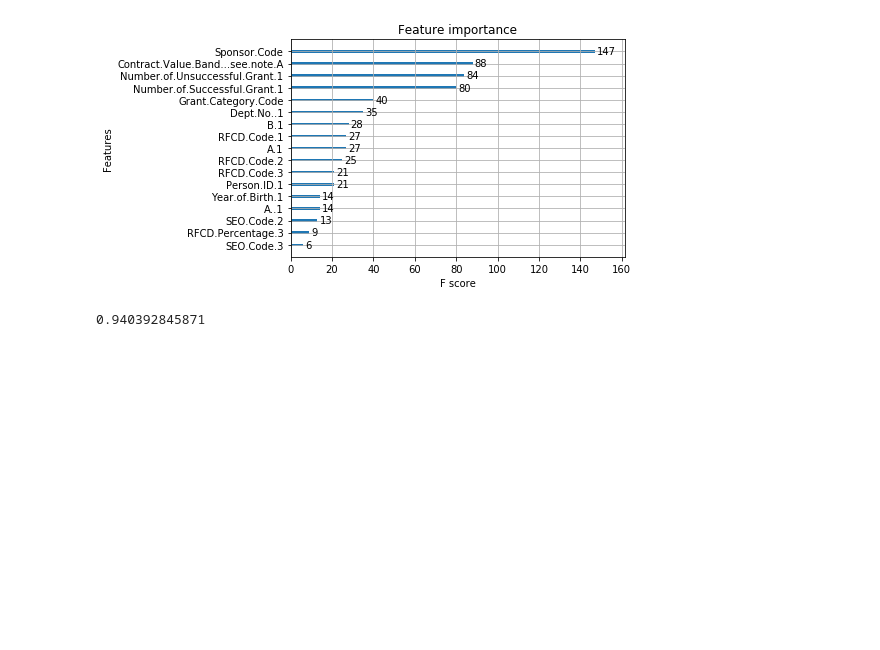
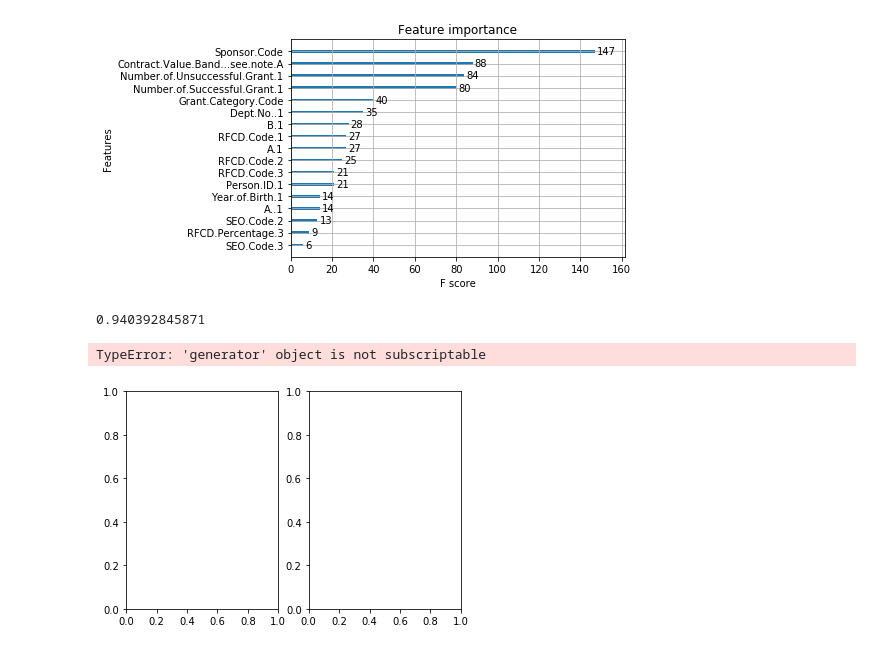
Before and after one commit to 2018HCIntern/2018HCIntern, a Jupyter notebook: GBDT/GBDTtesting.ipynb, the cells around one changed output. Drawn from its saved outputs; the diff is of its cells as text; code cells hidden in the pictures; blank space fills up the shorter version.

```diff
--- a/GBDT/GBDTtesting.ipynb
+++ b/GBDT/GBDTtesting.ipynb
@@ -124,3 +140,21 @@ auc=roc_auc_score(y_test,y_pred_xgb2)
 print(auc)
 # %% [output]
 0.940392845871
+# %%
+estimator = hpsklearn.HyperoptEstimator(None,
+                                    classifier=hpsklearn.components.any_classifier('clf'),
+                                    algo=hyperopt.tpe.suggest,
+                                    trial_timeout=10.0,
+                                    max_evals=10)
+fit_iterator = estimator.fit_iter(X_train, y_train)
+fit_iterator.__next__()
+plot_helper = hpsklearn.demo_support.PlotHelper(estimator, mintodate_ylim=(0.0,0.1))
+while len(estimator.trials.trials) < estimator.max_evals:
+    fit_iterator.send(1)
+    plot_helper.post_iter()
+plot_helper.post_loop()
+estimator.retrain_best_model_on_full_data(X_train, y_train)
+print ('Best classifier: \n', estimator.best_model())
+# %% [output]
+TypeError: 'generator' object is not subscriptable
+[figure, added]
```
Also changed, not shown: parts of 3 cells of this notebook, 3 other files.
